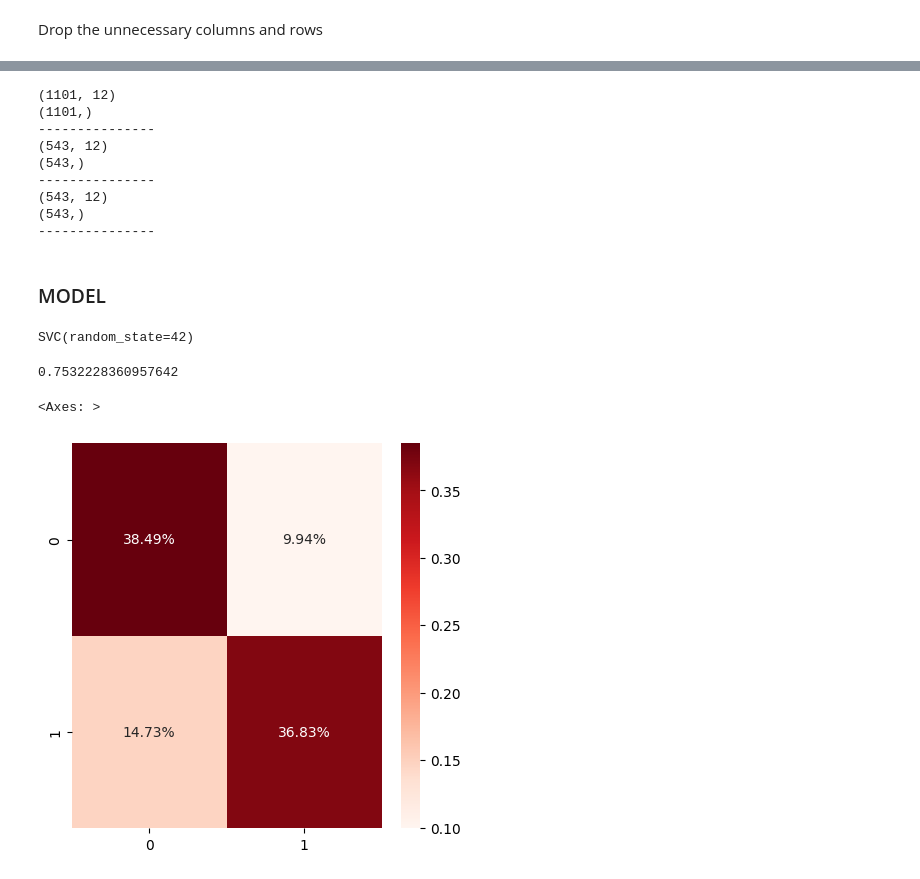
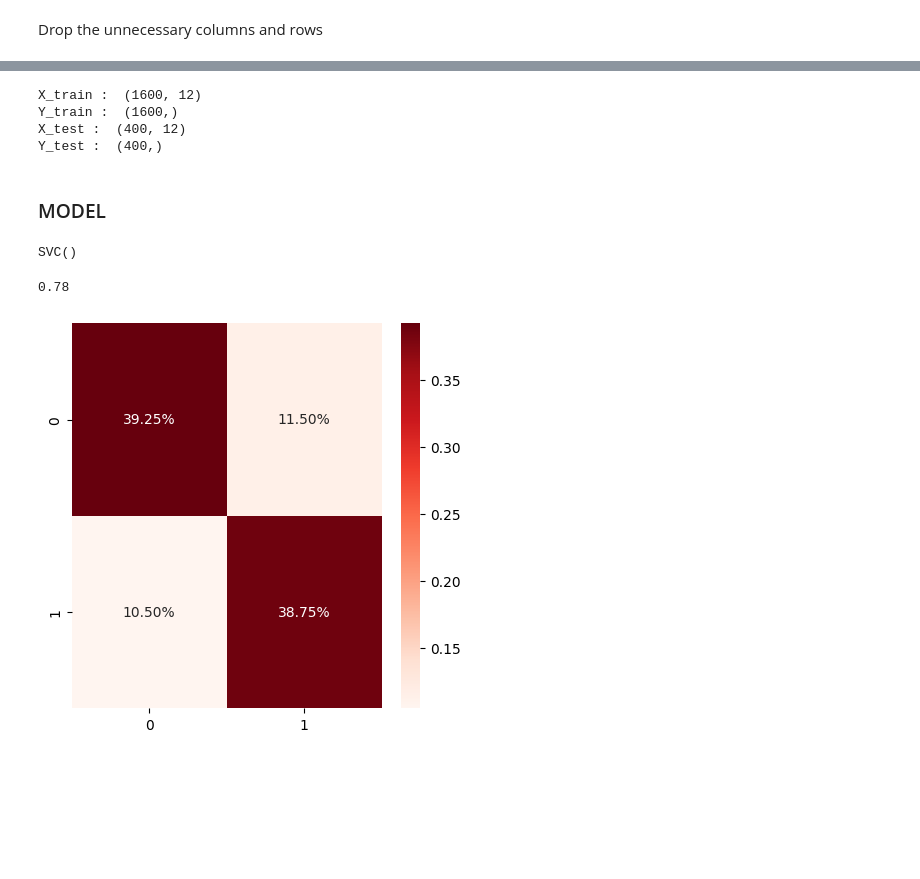
Before and after one commit to abdalla-am/Blood-Pressure-disease-prediction, a Jupyter notebook: BP_disease_prediction.ipynb, the cells around one changed output, grey strips where cells are left out. Drawn from its saved outputs; the diff is of its cells as text; code cells hidden in the pictures; blank space fills up the shorter version.

```diff
--- a/BP_disease_prediction.ipynb
+++ b/BP_disease_prediction.ipynb
@@ -109,0 +127,2 @@ sns.heatmap(data_frame.isnull())
+# %%
+data_frame = data_frame.fillna(data_frame.mean())
@@ -133,5 +165,2 @@ memory usage: 203.3 KB
-# %%
-# show dataset info
-data_frame = data_frame.dropna()
 # %% [markdown]
 Drop the unnecessary columns and rows
@@ -204,55 +244,43 @@ X_train ,X_val ,y_train , y_val =train_test_split (
-# %%
-print(X_train.shape)
-print(y_train.shape)
-print('---------------')
-print(X_val.shape)
-print(y_val.shape)
-print('---------------')
-print(X_test.shape)
-print(y_test.shape)
-print('---------------')
-
-#(no. of samples , no. of inputs )
-#(no. of samples , no. of outputs )
-# %% [output]
-(1101, 12)
-(1101,)
----------------
-(543, 12)
-(543,)
----------------
-(543, 12)
-(543,)
----------------
+# %%
+# split Data
+X_train, X_test, Y_train, Y_test = train_test_split(data_input, data_output, test_size = 0.2, stratify=data_output, random_state=2)
+# %%
+print("X_train : ", X_train.shape)
+print("Y_train : ", Y_train.shape)
+print("X_test : ", X_test.shape)
+print("Y_test : ", Y_test.shape)
+# %% [output]
+X_train :  (1600, 12)
+Y_train :  (1600,)
+X_test :  (400, 12)
+Y_test :  (400,)
 # %% [markdown]
 ### MODEL
 # %%
 from sklearn.svm import SVC, LinearSVC
 from sklearn.metrics import confusion_matrix, accuracy_score, classification_report
 # %%
-
-
-model_svm = SVC(kernel='rbf', random_state = 42)
-model_svm.fit(X_train, y_train)
+model_svm = SVC()
+model_svm.fit(X_train, Y_train)
 # %% [output]
-SVC(random_state=42)
+SVC()
+# %%
+
+# Making Prediction
+pred_svm = model_svm.predict(X_test)
+
+# Calculating Accuracy Score
+sv = accuracy_score(Y_test, pred_svm)
+print(sv)
+# %% [output]
+0.78
 # %%
-
-SVC(random_state=42)
-
-# Making Prediction
-pred_svm = model_svm.predict(X_test)
-
-# Calculating Accuracy Score
-sv = accuracy_score(y_test, pred_svm)
-print(sv)
 # confusion Maxtrix
-cm1 = confusion_matrix(y_test, pred_svm)
+cm1 = confusion_matrix(Y_test, pred_svm)
 sns.heatmap(cm1/np.sum(cm1), annot = True, fmt=  '0.2%', cmap = 'Reds')
+plt.show()
 # %% [output]
-0.7532228360957642
-<Axes: >
-[figure, old version]
+[figure, new version]
 # %%
 from sklearn.linear_model import LogisticRegression
 from sklearn.metrics import confusion_matrix, accuracy_score, classification_report
```
Also changed, not shown: parts of 27 cells of this notebook, 2 other files.
